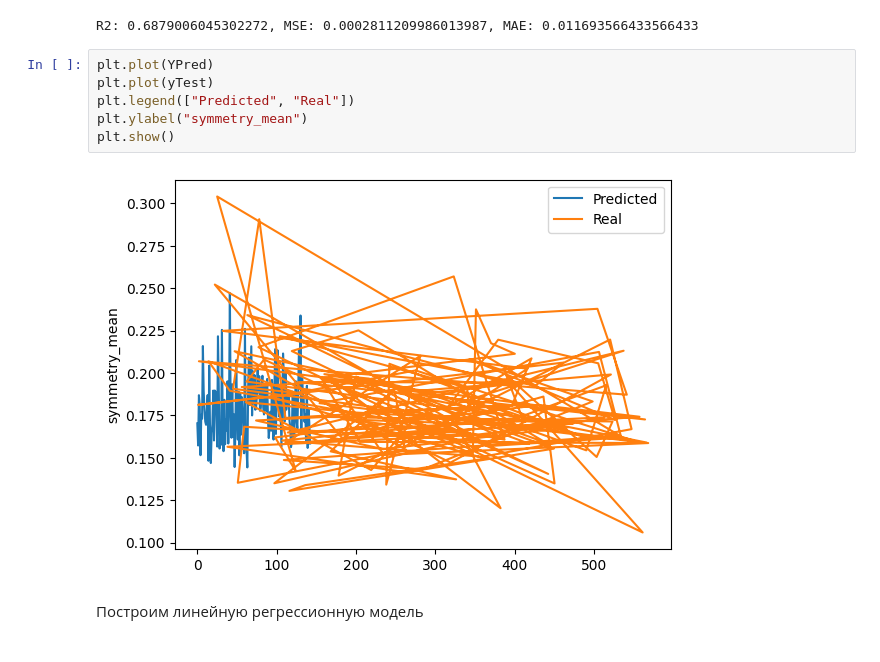
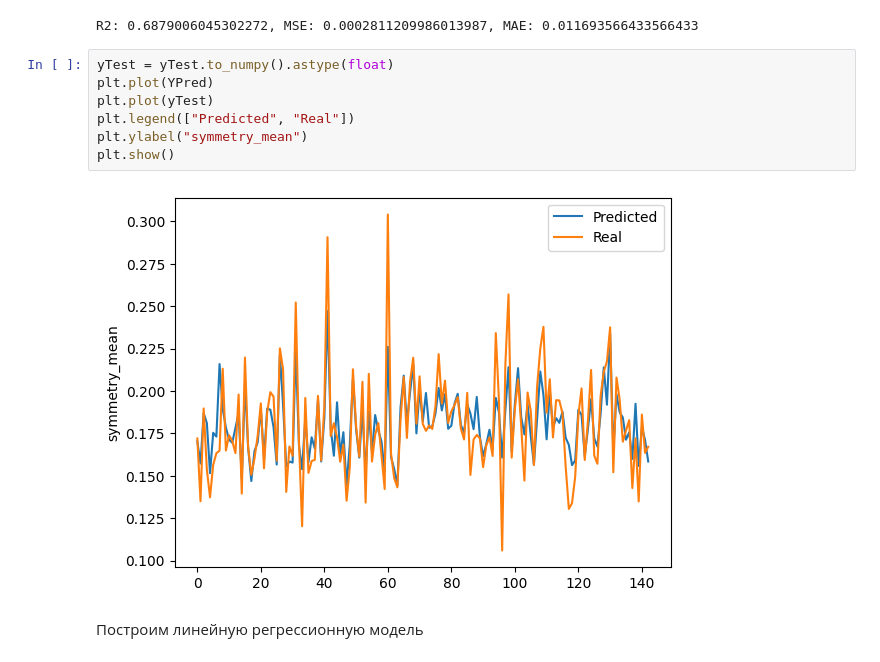
Before and after one commit to xMishaNya/ML_Labs, a Jupyter notebook: lab4/lab4.ipynb, the cells around one changed output. Drawn from its saved outputs; the diff is of its cells as text.

```diff
--- a/lab4/lab4.ipynb
+++ b/lab4/lab4.ipynb
@@ -278,13 +278,14 @@ print(f'R2: {rsq}, MSE: {mse}, MAE: {mae}')
 # %% [output]
 R2: 0.6879006045302272, MSE: 0.0002811209986013987, MAE: 0.011693566433566433
 # %%
+yTest = yTest.to_numpy().astype(float)
 plt.plot(YPred)
 plt.plot(yTest)
 plt.legend(["Predicted", "Real"])
 plt.ylabel("symmetry_mean")
 plt.show()
 # %% [output]
-[figure, old version]
+[figure, new version]
 # %% [markdown]
 Построим линейную регрессионную модель
 # %%
```
